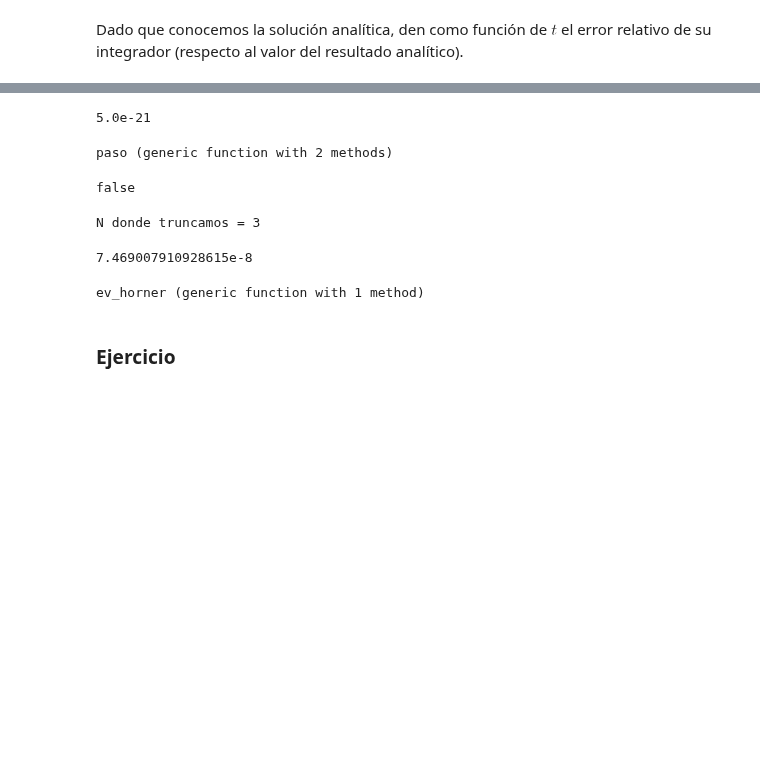
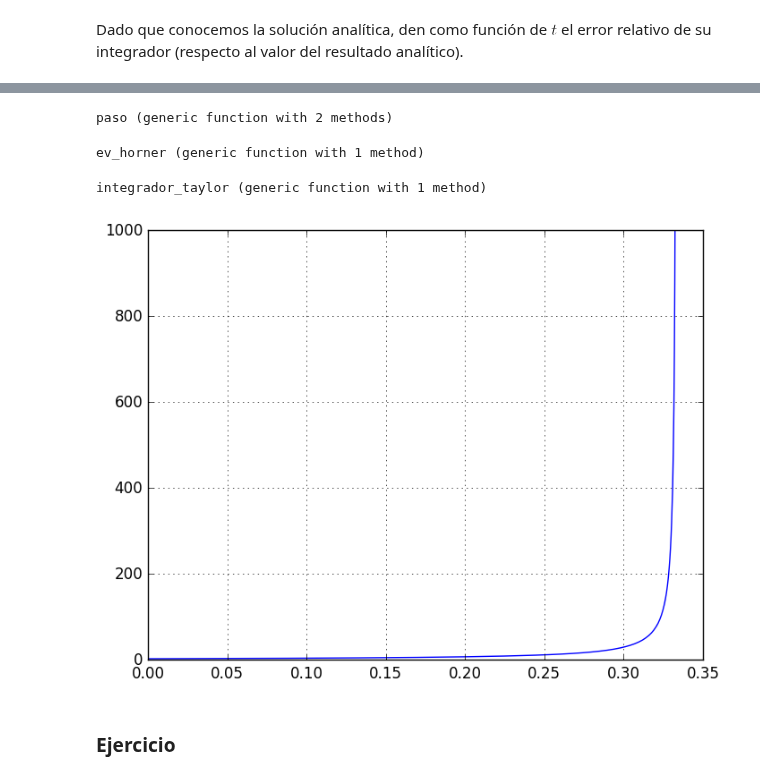
Before and after one commit to lbenet/2016-2_TSFisicaComputacional, a Jupyter notebook: tareas/yvestruz/Tarea7.ipynb, the cells around one changed output, grey strips where cells are left out. Drawn from its saved outputs; the diff is of its cells as text; code cells hidden in the pictures; blank space fills up the shorter version.

Commit message:
Ya está el primer integrador!

```diff
--- a/tareas/yvestruz/Tarea7.ipynb
+++ b/tareas/yvestruz/Tarea7.ipynb
@@ -196,7 +198,7 @@ Dado que conocemos la solución analítica, den como función de $t$ el error re
 Función que encuentra los coeficientes de la solución (como estructura Taylor) a una ecuación diferencial con condición
 inicial para un tiempo fijo, truncándose en el término n.
 """
-function coef(x0::Number,F,n = 10)
+function coef(x0::Number, F::Function, n = 21)
     # el índice final n se define en función de la precisión necesaria
 
     a = [x0;fill(0.0,n-1)] # prealocamos memoria
@@ -228,5 +230 @@ eps_abs = 1e-20; # fijamos el ϵ absoluto
-# %%
-h = 0.5*(eps_abs/q.pol[2])^(q.pol[2])
-# %% [output]
-5.0e-21
 # %%
@@ -239,18 +241,6 @@ function paso(a::Taylor, p = 20)
 end
 # %% [output]
 paso (generic function with 2 methods)
-# %%
-q = Taylor([1,2,3,0])
-(eps_abs/q.pol[4])^(1/q.pol[4]);
-p = 4;
-p != 0 && q.pol[p] != 0
-# %% [output]
-false
-# %%
-paso(q,3)
-# %% [output]
-N donde truncamos = 3
-7.469007910928615e-8
 # %%
 """
 Evaluación de un Taylor usando el método de Horner.
@@ -265,6 +257,47 @@ function ev_horner{T<:Number}(a::Taylor,x0::T)
 end
 # %% [output]
 ev_horner (generic function with 1 method)
+# %%
+"""
+Nuestro super integrador via Taylor para problemas de condición inicial. Acepta x0 condición inicial y el intervalo (t0,tf),
+así como la función a integrar.
+"""
+function integrador_taylor(x0::Number, t0::Number, tf::Number, f::Function)
+
+    t = [t0]
+    x = [x0]
+    H = [0.0]
+
+    while t0 < tf && isnan(x0) == false
+
+        eps_abs = 1e-20
+
+        S = coef(x0,f)
+        h = paso(S)
+
+        t0 += h
+
+        x0 = ev_horner(S,h)
+
+        push!(t,t0)
+        push!(x,x0)
+        push!(H,h)
+    end
+    return t,x
+end
+# %% [output]
+integrador_taylor (generic function with 1 method)
+# %%
+f(x) = x^2.;
+
+(T,X) = integrador_taylor(3., 0., 0.5, f);
+# %%
+using PyPlot
+plot(T,X)
+axis([0.,0.35,0,1000])
+grid()
+# %% [output]
+[figure, added]
 # %% [markdown]
 ### Ejercicio
 # %% [markdown]
```
Also changed, not shown: parts of 7 cells of this notebook.
